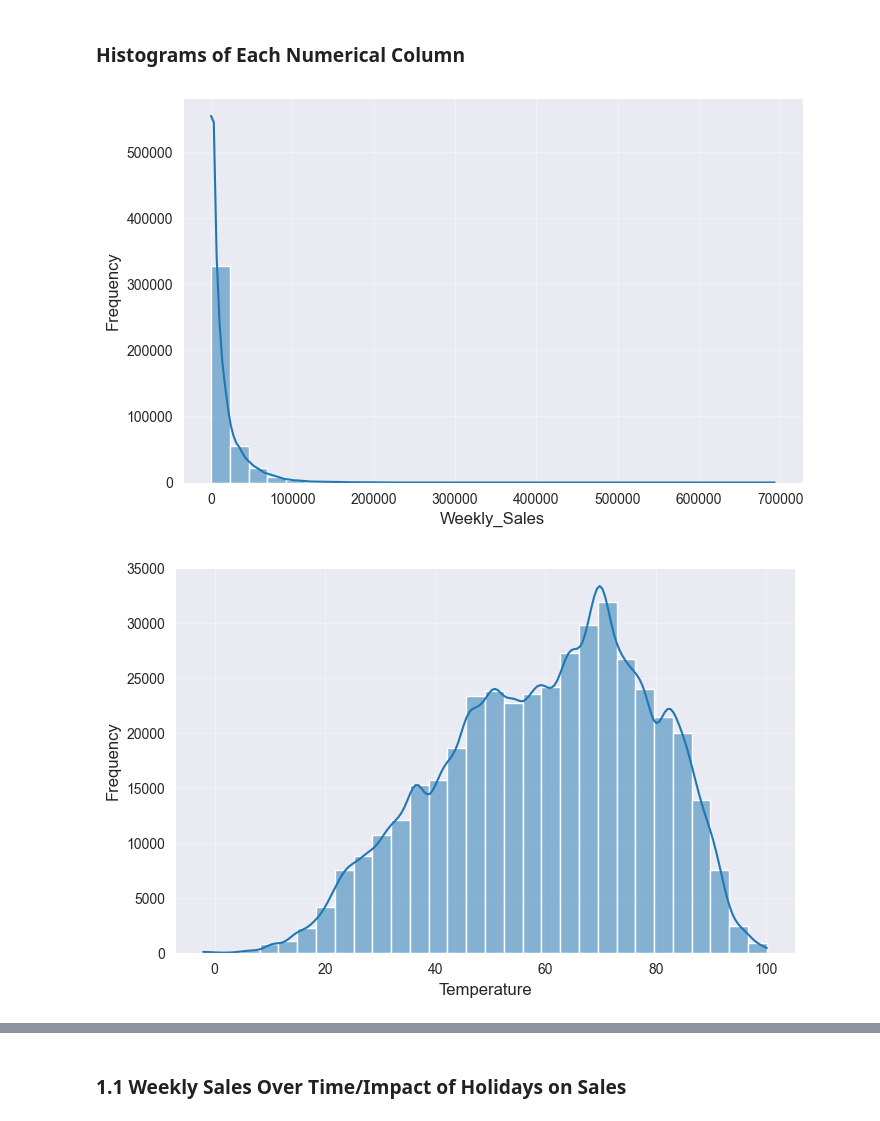
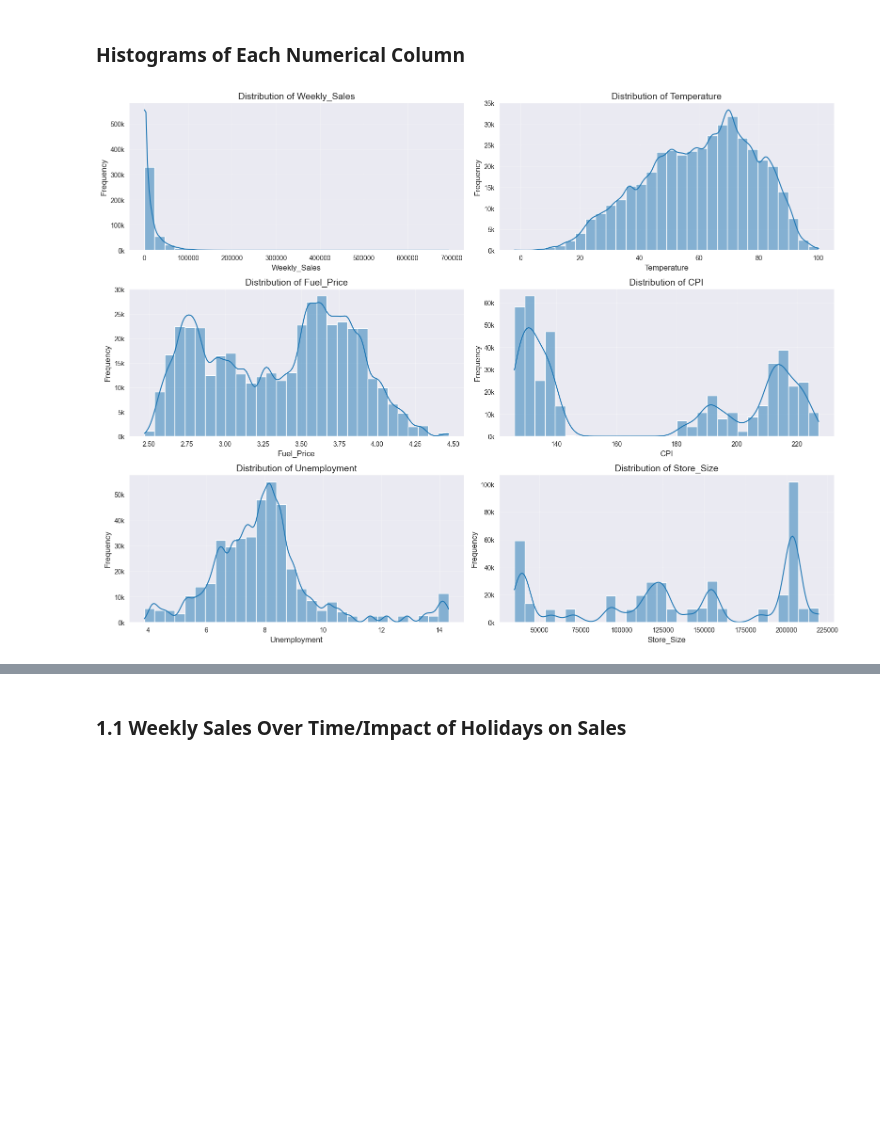
Before and after one commit to ishara084/CS6850_DA_Project, a Jupyter notebook: EDA_summarization_visualization.ipynb, the cells around one changed output, grey strips where cells are left out. Saved outputs shown, nothing was run; the diff lists cells and outputs as text; code cells hidden in the pictures; blank space fills up the shorter version.

```diff
--- a/EDA_summarization_visualization.ipynb
+++ b/EDA_summarization_visualization.ipynb
@@ -98,15 +99,20 @@ Store_Size           93638.000000        202505.000000
 # %%
 numerical_columns = ['Weekly_Sales', 'Temperature', 'Fuel_Price', 'CPI', 'Unemployment', 'Store_Size']
 
-# Plot histograms
-for column in numerical_columns:
-    plt.figure(figsize=(8, 5))
+# Set up the figure
+plt.figure(figsize=(16, 12))
+
+# Loop through each column and create a subplot
+for i, column in enumerate(numerical_columns, 1):
+    plt.subplot(3, 2, i)  # Adjust rows and columns as needed
     sns.histplot(df[column], kde=True, bins=30)
-    # plt.title(f'Distribution of {column}', fontsize=14)
+    plt.title(f'Distribution of {column}', fontsize=14)
     plt.xlabel(column, fontsize=12)
     plt.ylabel('Frequency', fontsize=12)
+    plt.gca().yaxis.set_major_formatter(plt.FuncFormatter(lambda x, _: f'{int(x/1000)}k'))
     plt.grid(alpha=0.3)
-    plt.show()
+
+plt.tight_layout()
+plt.show()
 # %% [output]
-[figure, old version]
+[figure, new version]
-[figure, removed]
```
Also changed, not shown: parts of 4 cells of this notebook.
